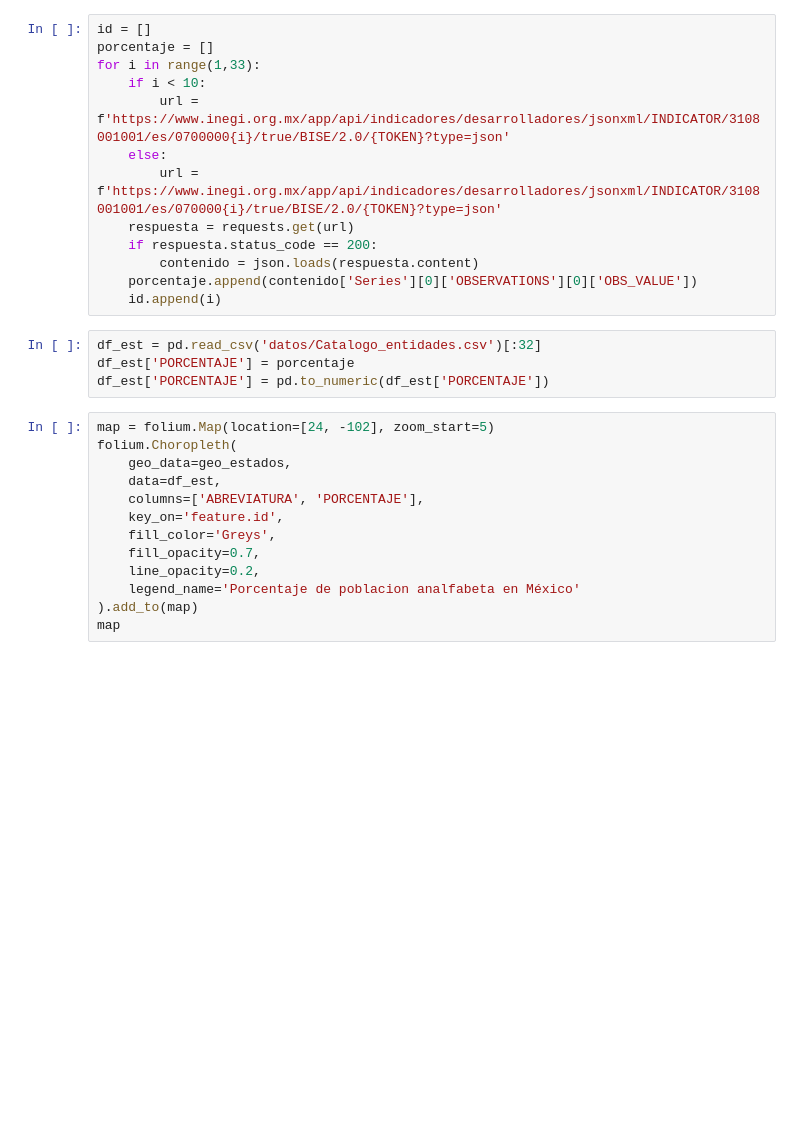
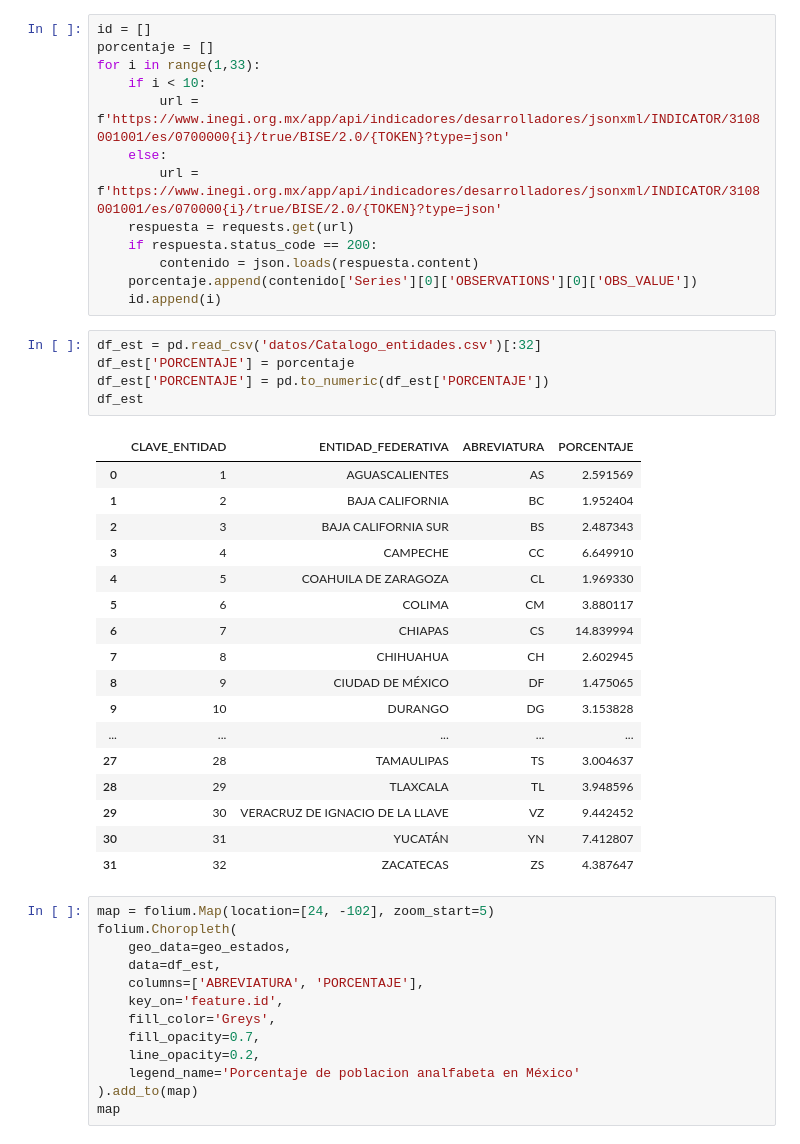
Before and after one commit to EscamillaJuan/CienciaDeDatos, a Jupyter notebook: Proyecto INEGI/CD_14_INEGI_colab.ipynb, the cells around one changed output. Cells and saved outputs as stored; diff of their text form; blank space fills up the shorter version.

```diff
--- a/Proyecto INEGI/CD_14_INEGI_colab.ipynb
+++ b/Proyecto INEGI/CD_14_INEGI_colab.ipynb
@@ -170,7 +179,26 @@ for i in range(1,33):
 # %%
 df_est = pd.read_csv('datos/Catalogo_entidades.csv')[:32]
 df_est['PORCENTAJE'] = porcentaje
 df_est['PORCENTAJE'] = pd.to_numeric(df_est['PORCENTAJE'])
+df_est
+# %% [output]
+|  | CLAVE_ENTIDAD | ENTIDAD_FEDERATIVA | ABREVIATURA | PORCENTAJE |
+| 0 | 1 | AGUASCALIENTES | AS | 2.591569 |
+| 1 | 2 | BAJA CALIFORNIA | BC | 1.952404 |
+| 2 | 3 | BAJA CALIFORNIA SUR | BS | 2.487343 |
+| 3 | 4 | CAMPECHE | CC | 6.649910 |
+| 4 | 5 | COAHUILA DE ZARAGOZA | CL | 1.969330 |
+| 5 | 6 | COLIMA | CM | 3.880117 |
+| 6 | 7 | CHIAPAS | CS | 14.839994 |
+| 7 | 8 | CHIHUAHUA | CH | 2.602945 |
+| 8 | 9 | CIUDAD DE MÉXICO | DF | 1.475065 |
+| 9 | 10 | DURANGO | DG | 3.153828 |
+| ... | ... | ... | ... | ... |
+| 27 | 28 | TAMAULIPAS | TS | 3.004637 |
+| 28 | 29 | TLAXCALA | TL | 3.948596 |
+| 29 | 30 | VERACRUZ DE IGNACIO DE LA LLAVE | VZ | 9.442452 |
+| 30 | 31 | YUCATÁN | YN | 7.412807 |
+| 31 | 32 | ZACATECAS | ZS | 4.387647 |
 # %%
 map = folium.Map(location=[24, -102], zoom_start=5)
 folium.Choropleth(
```
Also changed, not shown: parts of 4 cells of this notebook.
